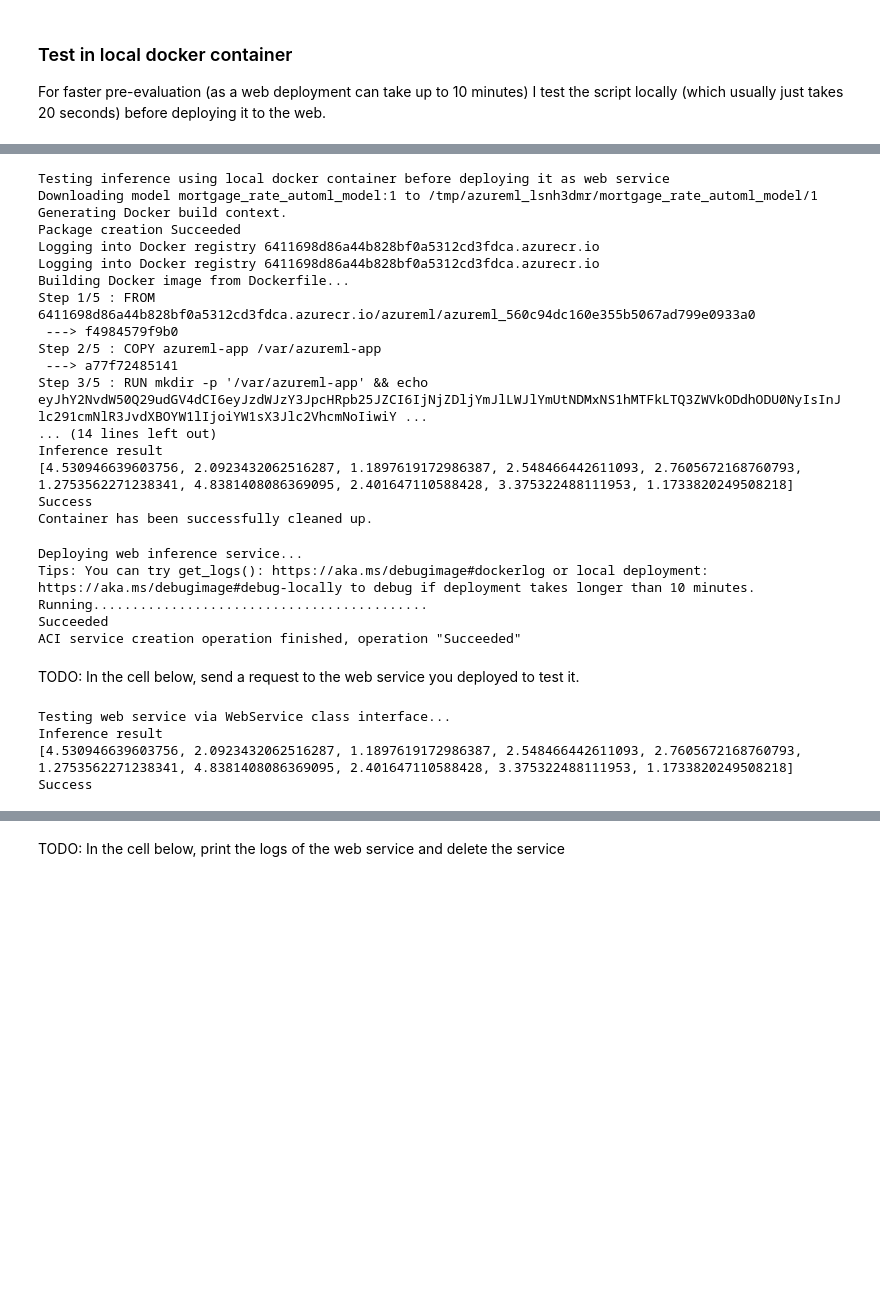
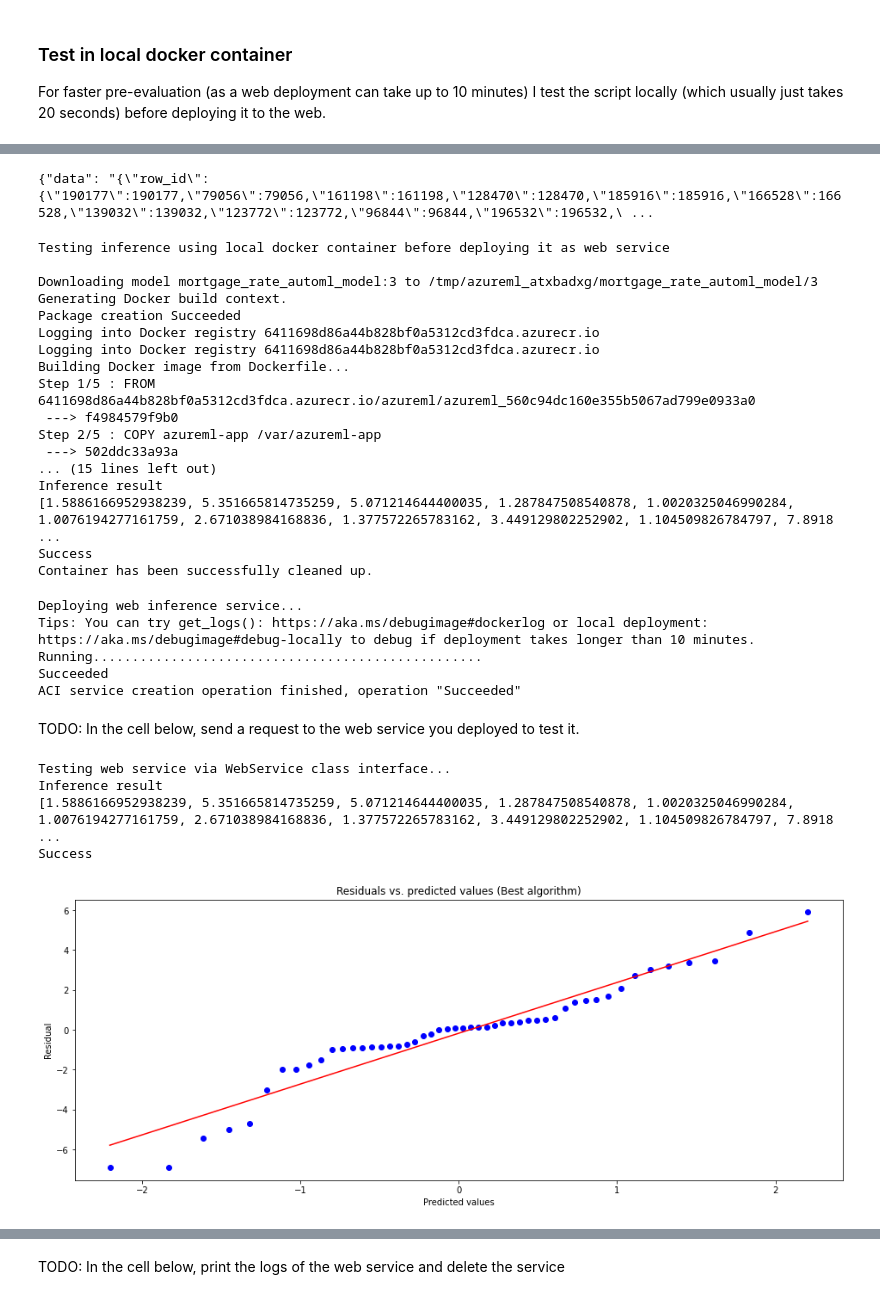
Before and after one commit to Alyxion/Udacity_AzureMLEngineer, a Jupyter notebook: Project_03_Capstone/automl.ipynb, the cells around one changed output, grey strips where cells are left out. Drawn from its saved outputs; the diff is of its cells as text; code cells hidden in the pictures; blank space fills up the shorter version.

```diff
--- a/Project_03_Capstone/automl.ipynb
+++ b/Project_03_Capstone/automl.ipynb
@@ -416,13 +418,14 @@ from azureml.core.model import InferenceConfig
 from azureml.core.environment import Environment
 
 # Create the environment
-myenv = Environment(name="mortgage_score_env")
+myenv = Environment(name="mortgage_score_env_aml")
 conda_dep = CondaDependencies()
 
 # Define the packages needed by the model and scripts
 conda_dep.add_conda_package("numpy")
 conda_dep.add_conda_package("pip")
-conda_dep.add_conda_package("scikit-learn=0.22.2.post1")
+conda_dep.add_conda_package("scikit-learn=0.22.2.post1") # required for AutoML
+# conda_dep.add_conda_package("scikit-learn=0.20.3")  # required for HyperDrive trained model
 # You must list azureml-defaults as a pip dependency
 conda_dep.add_pip_package("azureml-defaults==1.11.0")
 conda_dep.add_pip_package("azureml-core")
@@ -451,3 +469,9 @@ For faster pre-evaluation (as a web deployment can take up to 10 minutes) I test
+# %%
+partial_data = df_test[0:50].to_json()
+run_data = json.dumps({'data':partial_data})
+print(run_data)
+# %% [output]
+{"data": "{\"row_id\":{\"190177\":190177,\"79056\":79056,\"161198\":161198,\"128470\":128470,\"185916\":185916,\"166528\":166528,\"139032\":139032,\"123772\":123772,\"96844\":96844,\"196532\":196532,\ ...
 # %%
 print("\nTesting inference using local docker container before deploying it as web service\n")
 from azureml.core.webservice import LocalWebservice
@@ -455,16 +479,15 @@ from azureml.core.webservice import LocalWebservice
 deployment_config = LocalWebservice.deploy_configuration(port=6789)
 local_service = Model.deploy(ws, "local-mortgage-service-test", [model], inference_config, deployment_config)
 local_service.wait_for_deployment()
-single_row_data = df_test[0:10].to_json()
-run_data = json.dumps({'data':single_row_data})
 result = local_service.run(run_data)
 print("Inference result")
 print(result)
-print("Success" if len(result)==10 else "Failed")
+print("Success" if len(result)==len(df_test) else "Failed")
 local_service.delete()
 # %% [output]
 Testing inference using local docker container before deploying it as web service
-Downloading model mortgage_rate_automl_model:1 to /tmp/azureml_lsnh3dmr/mortgage_rate_automl_model/1
+
+Downloading model mortgage_rate_automl_model:3 to /tmp/azureml_atxbadxg/mortgage_rate_automl_model/3
 Generating Docker build context.
 Package creation Succeeded
 Logging into Docker registry 6411698d86a44b828bf0a5312cd3fdca.azurecr.io
@@ -473,11 +496,10 @@ Building Docker image from Dockerfile...
 Step 1/5 : FROM 6411698d86a44b828bf0a5312cd3fdca.azurecr.io/azureml/azureml_560c94dc160e355b5067ad799e0933a0
  ---> f4984579f9b0
 Step 2/5 : COPY azureml-app /var/azureml-app
- ---> a77f72485141
-Step 3/5 : RUN mkdir -p '/var/azureml-app' && echo eyJhY2NvdW50Q29udGV4dCI6eyJzdWJzY3JpcHRpb25JZCI6IjNjZDljYmJlLWJlYmUtNDMxNS1hMTFkLTQ3ZWVkODdhODU0NyIsInJlc291cmNlR3JvdXBOYW1lIjoiYW1sX3Jlc2VhcmNoIiwiY ...
-... (14 lines left out)
+ ---> 502ddc33a93a
+... (15 lines left out)
 Inference result
-[4.530946639603756, 2.0923432062516287, 1.1897619172986387, 2.548466442611093, 2.7605672168760793, 1.2753562271238341, 4.8381408086369095, 2.401647110588428, 3.375322488111953, 1.1733820249508218]
+[1.5886166952938239, 5.351665814735259, 5.071214644400035, 1.287847508540878, 1.0020325046990284, 1.0076194277161759, 2.671038984168836, 1.377572265783162, 3.449129802252902, 1.104509826784797, 7.8918 ...
 Success
 Container has been successfully cleaned up.
 # %%
@@ -489,7 +511,7 @@ web_service.update(enable_app_insights=True)
 # %% [output]
 Deploying web inference service...
 Tips: You can try get_logs(): https://aka.ms/debugimage#dockerlog or local deployment: https://aka.ms/debugimage#debug-locally to debug if deployment takes longer than 10 minutes.
-Running...........................................
+Running..................................................
 Succeeded
 ACI service creation operation finished, operation "Succeeded"
 # %% [markdown]
@@ -499,9 +521,14 @@ print("\n\nTesting web service via WebService class interface...")
 result = web_service.run(run_data)
 print("Inference result")
 print(result)
-print("Success" if len(result)==10 else "Failed")
+print("Success" if len(result)==len(df_test) else "Failed")
 # %% [output]
 Testing web service via WebService class interface...
 Inference result
-[4.530946639603756, 2.0923432062516287, 1.1897619172986387, 2.548466442611093, 2.7605672168760793, 1.2753562271238341, 4.8381408086369095, 2.401647110588428, 3.375322488111953, 1.1733820249508218]
+[1.5886166952938239, 5.351665814735259, 5.071214644400035, 1.287847508540878, 1.0020325046990284, 1.0076194277161759, 2.671038984168836, 1.377572265783162, 3.449129802252902, 1.104509826784797, 7.8918 ...
 Success
+# %%
+if seaborn_available:
+    resid_qq(np.array(result), np.array((df[0:50]).loc[:, 'rate_spread'].tolist()), 'Best algorithm')
+# %% [output]
+[figure, added]
```
Also changed, not shown: parts of 17 cells of this notebook, 5 other files.
